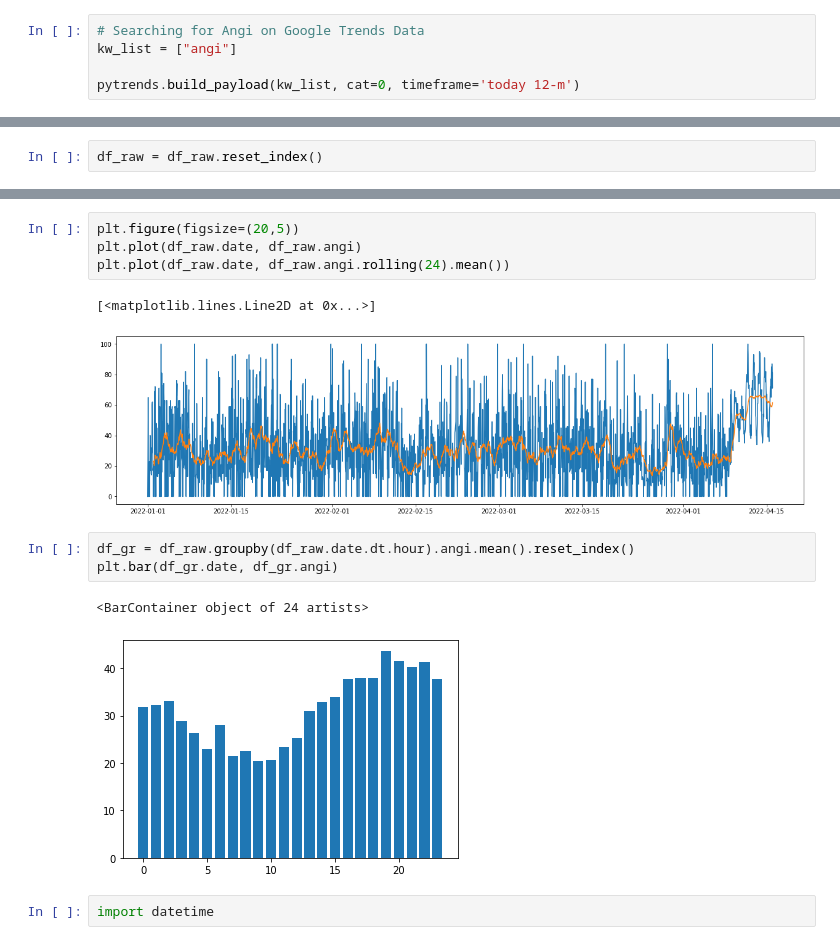
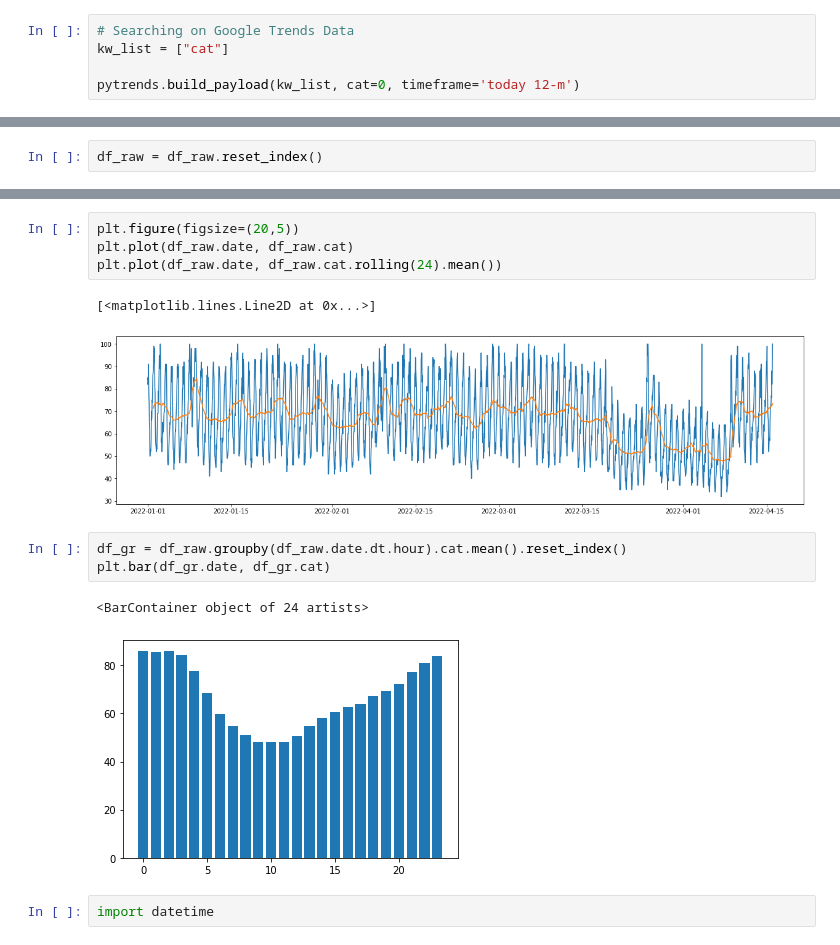
Before and after one commit to tyrabe/demo_projects, a Jupyter notebook: notebooks/Google Trends Data Integration Into Snowflake.ipynb, the cells around one changed output, grey strips where cells are left out. Saved outputs shown, nothing was run; the diff lists cells and outputs as text.

```diff
--- a/notebooks/Google Trends Data Integration Into Snowflake.ipynb
+++ b/notebooks/Google Trends Data Integration Into Snowflake.ipynb
@@ -62,8 +62,8 @@ from pytrends.request import TrendReq
 # NOTE: TZ = -300 is EST
 pytrends = TrendReq(hl='en-US', tz=-300)
 # %%
-# Searching for Angi on Google Trends Data
-kw_list = ["angi"]
+# Searching on Google Trends Data
+kw_list = ["cat"]
 
 pytrends.build_payload(kw_list, cat=0, timeframe='today 12-m')
 # %%
@@ -90,16 +90,16 @@ df.head()
 # %%
 plt.figure(figsize=(20,5))
-plt.plot(df_raw.date, df_raw.angi)
-plt.plot(df_raw.date, df_raw.angi.rolling(24).mean())
+plt.plot(df_raw.date, df_raw.cat)
+plt.plot(df_raw.date, df_raw.cat.rolling(24).mean())
 # %% [output]
 [<matplotlib.lines.Line2D at 0x...>]
-[figure, old version]
+[figure, new version]
 # %%
-df_gr = df_raw.groupby(df_raw.date.dt.hour).angi.mean().reset_index()
-plt.bar(df_gr.date, df_gr.angi)
+df_gr = df_raw.groupby(df_raw.date.dt.hour).cat.mean().reset_index()
+plt.bar(df_gr.date, df_gr.cat)
 # %% [output]
 <BarContainer object of 24 artists>
-[figure, old version]
+[figure, new version]
 # %%
 import datetime
 # %%
```
Also changed, not shown: parts of 15 cells of this notebook, 1 other file.
